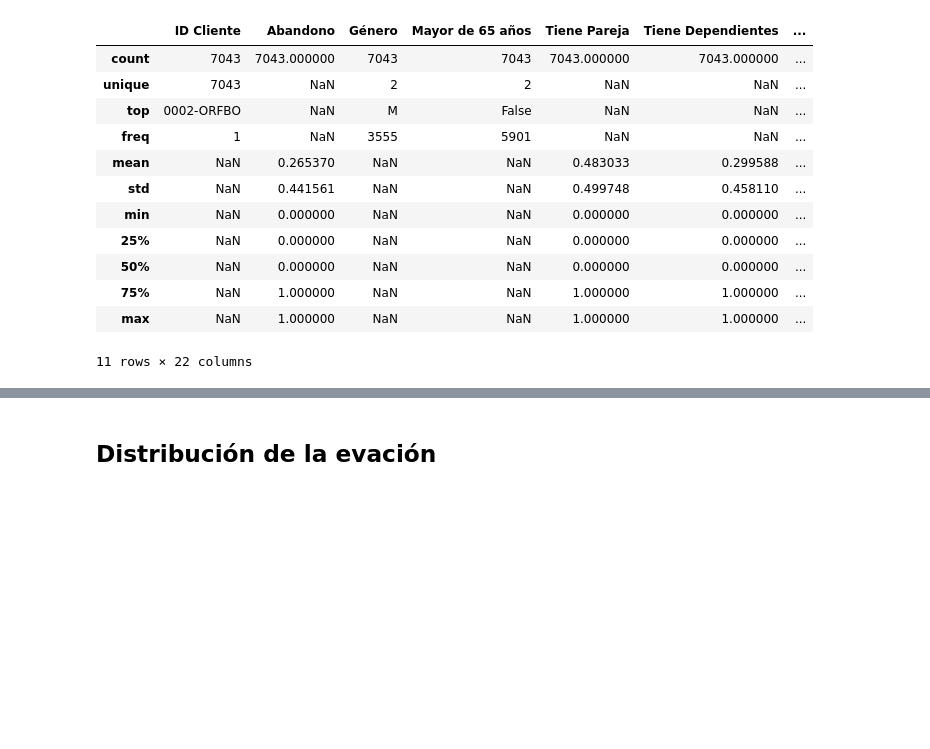
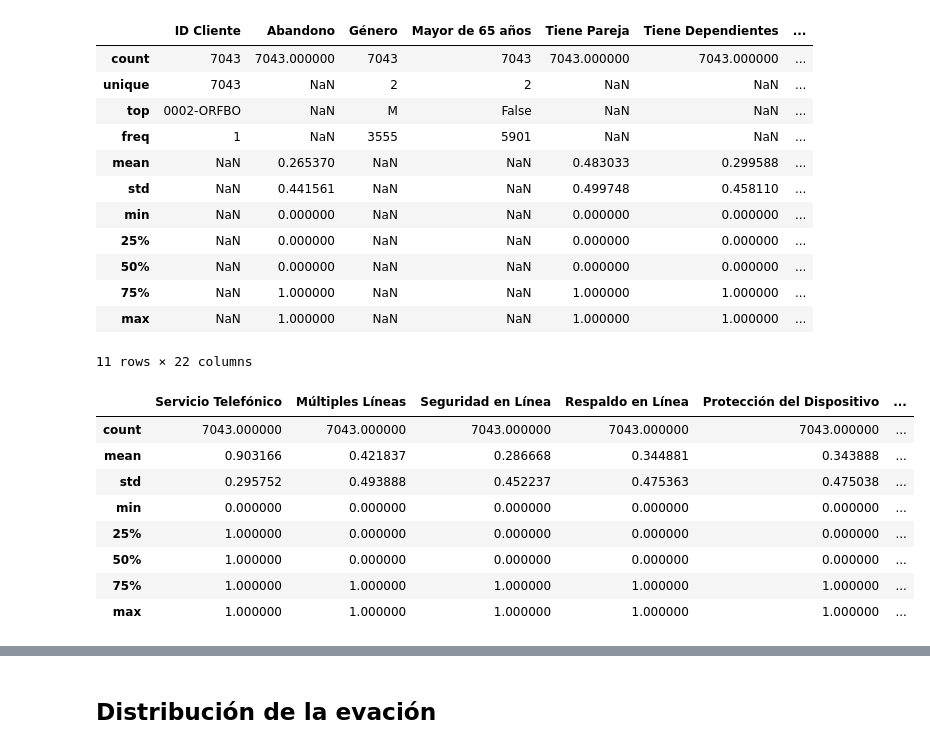
Before and after one commit to anasayago/challenge2-data-science-latam, a Jupyter notebook: TelecomX_LATAM.ipynb, the cells around one changed output, grey strips where cells are left out. Cells and saved outputs as stored; diff of their text form; code cells hidden in the pictures; blank space fills up the shorter version.

```diff
--- a/TelecomX_LATAM.ipynb
+++ b/TelecomX_LATAM.ipynb
@@ -310,6 +310,19 @@ df.describe(include='all')
 | 75% | NaN | 1.000000 | NaN | NaN | 1.000000 | 1.000000 | ... |
 | max | NaN | 1.000000 | NaN | NaN | 1.000000 | 1.000000 | ... |
 11 rows × 22 columns
+# %%
+df[['Servicio Telefónico','Múltiples Líneas', 'Servicio de Internet', 'Seguridad en Línea',
+     'Respaldo en Línea','Protección del Dispositivo','Soporte Técnico','TV por Cable','Streaming de Películas']].describe()
+# %% [output]
+|  | Servicio Telefónico | Múltiples Líneas | Seguridad en Línea | Respaldo en Línea | Protección del Dispositivo | ... |
+| count | 7043.000000 | 7043.000000 | 7043.000000 | 7043.000000 | 7043.000000 | ... |
+| mean | 0.903166 | 0.421837 | 0.286668 | 0.344881 | 0.343888 | ... |
+| std | 0.295752 | 0.493888 | 0.452237 | 0.475363 | 0.475038 | ... |
+| min | 0.000000 | 0.000000 | 0.000000 | 0.000000 | 0.000000 | ... |
+| 25% | 1.000000 | 0.000000 | 0.000000 | 0.000000 | 0.000000 | ... |
+| 50% | 1.000000 | 0.000000 | 0.000000 | 0.000000 | 0.000000 | ... |
+| 75% | 1.000000 | 1.000000 | 1.000000 | 1.000000 | 1.000000 | ... |
+| max | 1.000000 | 1.000000 | 1.000000 | 1.000000 | 1.000000 | ... |
 # %% [markdown]
 ## Analisis Descriptivo
 ### Tasa de abandono
```
Also changed, not shown: parts of 7 cells of this notebook.
